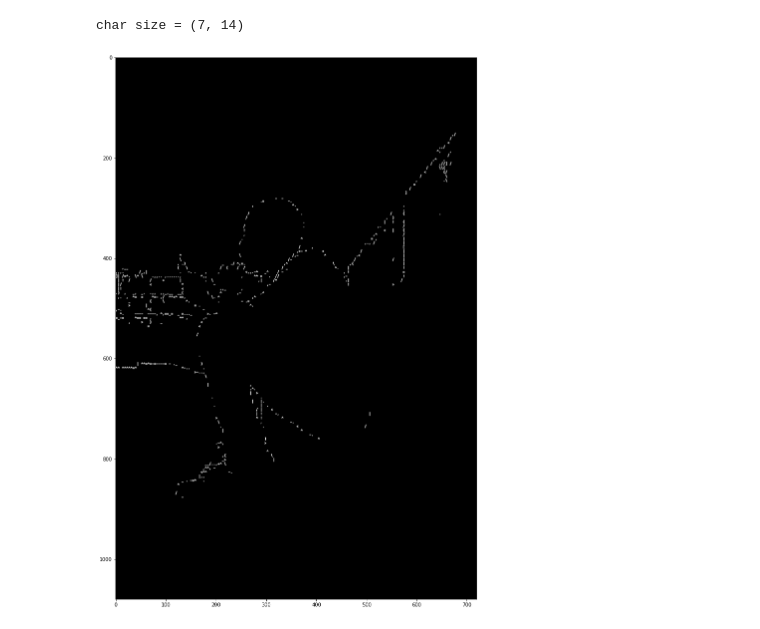
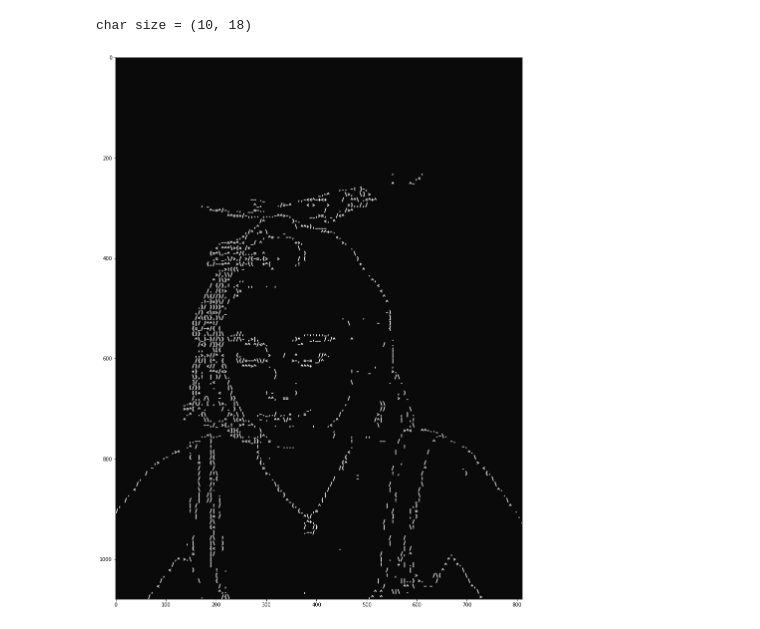
Before and after one commit to arianomidi/ASCIICSA, a Jupyter notebook: src/ascii_edge_test.ipynb, the cells around one changed output. Cells and saved outputs as stored; diff of their text form; code cells hidden in the pictures.

```diff
--- a/src/ascii_edge_test.ipynb
+++ b/src/ascii_edge_test.ipynb
@@ -9,7 +9,7 @@ from matplotlib import pyplot as plt
 # Plot inline
 %matplotlib inline
 
-img_path = "../data/man_outline.jpg"
+img_path = "../data/male_e.png"
 kernel_size = 5
 
 chars = " .,=+-_^<>()[]{|}\\!/"
@@ -63,7 +63,7 @@ laplacian_img = np.absolute(laplacian_img)
 laplacian_img = np.uint8(laplacian_img)
 
 # canny
-canny_img = cv2.Canny(blur_img, 40, 100)
+canny_img = cv2.Canny(blur_img, 40, 80)
 
 # dileted canny
 canny_dilated = cv2.dilate(canny_img, (5,5))
@@ -91,7 +91,7 @@ plt.show()
 char_dict = getCharImages(chars=chars)
 
 # print(canny_dilated.max(), canny_dilated.min())
-selected_img = canny_img
+selected_img = canny_dilated
 
 resize_factor = 1
 resize_w = int(selected_img.shape[1] * resize_factor)
@@ -99,8 +99,7 @@ resize_h = int(selected_img.shape[0] * resize_factor)
 resized_img = cv2.resize(selected_img, (resize_w, resize_h))
 
 # blur_canny_dilated = cv2.medianBlur(resized_img, 7)
-
-blur_canny_dilated = cv2.GaussianBlur(resized_img, (3, 3), 0)
+blur_canny_dilated = cv2.GaussianBlur(resized_img, (5, 5), 0)
 # blur_canny_dilated = resized_img
 
 plt.figure(figsize=(20,20))
@@ -109,7 +108,7 @@ plt.show()
 
 
 # store dimensions
-cols = 160
+cols = 140
 
 _, char_h, char_w = char_dict.shape
 img_h, img_w = blur_canny_dilated.shape
@@ -169,7 +168,7 @@ def autoSize(height, width, resolution=1080):
         size = (resolution, round((resolution / height) * width))
     return size
 
-def textToImage(aimg, inverted, size, char_ratio, bg_color=None, font_path=None):
+def textToImage(aimg, inverted, size, bg_color=None, font_path=None):
     """
     Convert character and color arrays to an ASCII image.
 
@@ -200,35 +199,34 @@ def textToImage(aimg, inverted, size, char_ratio, bg_color=None, font_path=None)
     char_width = round(line_width / len(aimg[0]))
     char_height = round((size[0] / size[1]) * (line_width / len(aimg)))
 
     print(f"char size = ({char_width}, {char_height})")
 
     # create new image
     height = round(char_height * len(aimg))
     width = round(line_width)
-    bg_color = bg_color
     image = Image.new("L", (width, height), color=bg_color)
     draw = ImageDraw.Draw(image)
 
     # draw each line of text
     vert_pos = 0
     line_spacing = char_height
     char_spacing = char_width
 
     # draw each char to image
     for line in aimg:
         hor_pos = 0
         for c in line:
             draw.text((hor_pos, vert_pos), c, fill=255, font=font)
             hor_pos += char_spacing
         vert_pos += line_spacing
 
     return image.resize((size[1], size[0]))
 
-out_img = textToImage(out_chars, False, autoSize(img.shape[0], img.shape[1]), 0)
+out_img = textToImage(out_chars, False, autoSize(img.shape[0], img.shape[1]), bg_color=10)
 
 plt.figure(figsize=(20,20))
-plt.imshow(out_img, cmap="gray")
+plt.imshow(out_img, cmap="gray", vmin=0, vmax=255)
 plt.show()
 # %% [output]
-char size = (7, 14)
+char size = (10, 18)
-[figure, old version]
+[figure, new version]
```
Also changed, not shown: parts of 2 cells of this notebook.
